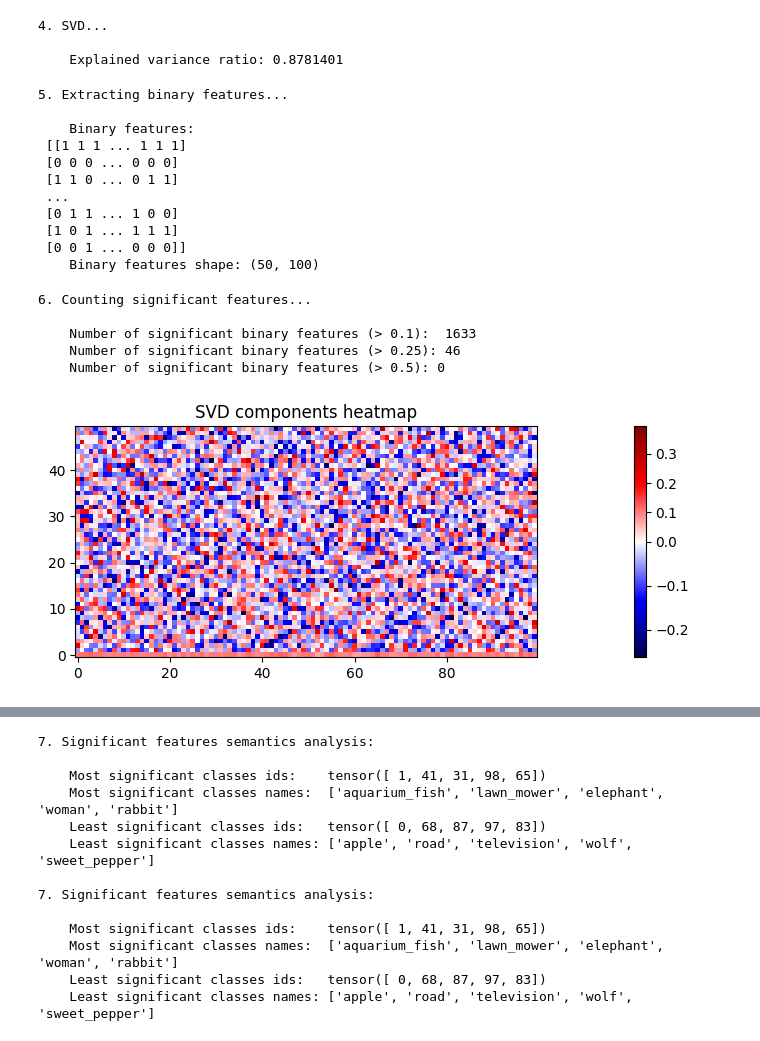
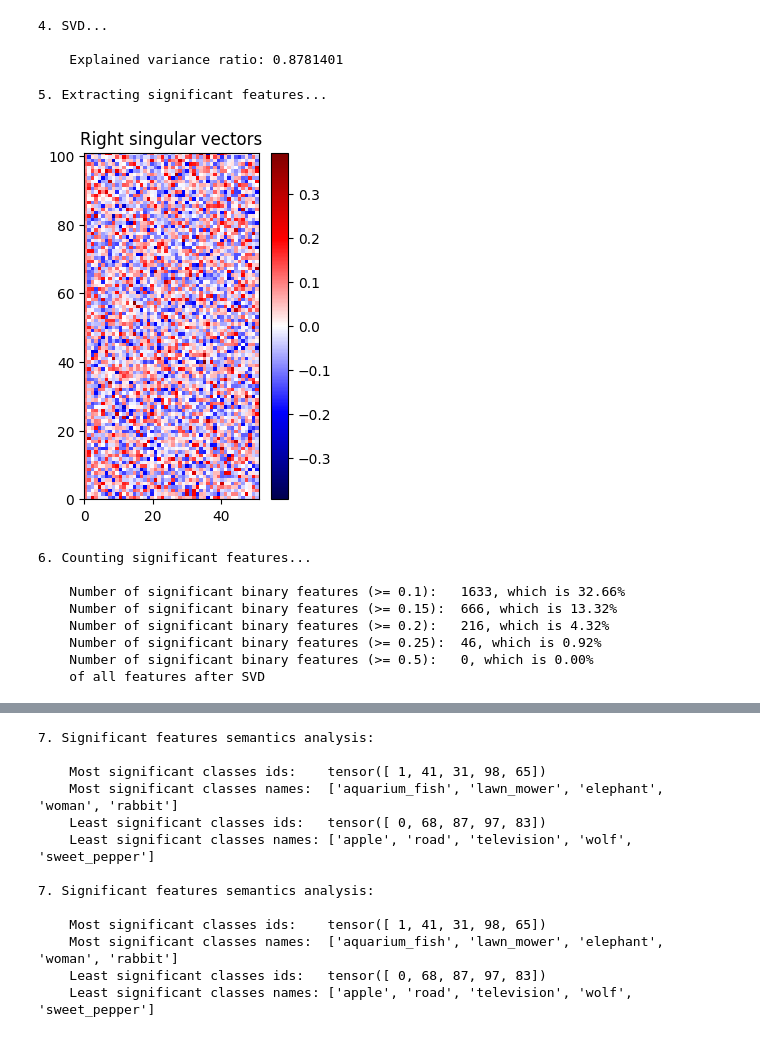
Before and after one commit to Ali-AliAli-Ali/binarize-inverse-interpret, a Jupyter notebook: regnetx_imagenet/bin_features_imagenet_cifar.ipynb, the cells around one changed output, grey strips where cells are left out. Saved outputs shown, nothing was run; the diff lists cells and outputs as text; code cells hidden in the pictures.

```diff
--- a/regnetx_imagenet/bin_features_imagenet_cifar.ipynb
+++ b/regnetx_imagenet/bin_features_imagenet_cifar.ipynb
@@ -606,37 +670,38 @@ print("    Explained variance ratio:", svd.explained_variance_ratio_.sum())
 4. SVD...
 
     Explained variance ratio: 0.8781401
-# %%
-print("\n5. Extracting binary features...\n")
-svd_components = svd.components_  # [n_svd_components, 1008*H*W]
-
-binary_features = (svd_components > 0).astype(int)
-print("    Binary features:\n", binary_features)
-print("    Binary features shape:", binary_features.shape)
-# %% [output]
-5. Extracting binary features...
-
-    Binary features:
- [[1 1 1 ... 1 1 1]
- [0 0 0 ... 0 0 0]
- [1 1 0 ... 0 1 1]
- ...
- [0 1 1 ... 1 0 0]
- [1 0 1 ... 1 1 1]
- [0 0 1 ... 0 0 0]]
-    Binary features shape: (50, 100)
-# %%
-print("\n6. Counting significant features...\n")
-print("    Number of significant binary features (> 0.1): ", np.sum(np.abs(svd_components) > 0.1))
-print("    Number of significant binary features (> 0.25):", np.sum(np.abs(svd_components) > 0.25))
-print("    Number of significant binary features (> 0.5):",  np.sum(np.abs(svd_components) > 0.5))
-# %% [output]
-6. Counting significant features...
-
-    Number of significant binary features (> 0.1):  1633
-    Number of significant binary features (> 0.25): 46
-    Number of significant binary features (> 0.5): 0
-# %%
-plot_heatmap(svd_components, title="SVD components heatmap")
-# %% [output]
-[figure, removed]
+# %%
+print("\n5. Extracting significant features...\n")
+svd_right_sing_vecs = svd.components_  # [n_svd_components, 1008*H*W]
+plot_heatmap(
+    np.transpose(svd_right_sing_vecs),
+    figsize=(3, 4.5),
+    title="Right singular vectors"
+)
+# %% [output]
+5. Extracting significant features...
+[figure, added]
+# %%
+print("\n6. Counting significant features...\n")
+
+signific_thresholds = [0.1, 0.15, 0.2, 0.25, 0.5]
+signific_features_ns = [ np.sum(np.abs(svd_right_sing_vecs) >= threshold)
+                         for threshold in signific_thresholds ]
+
+for i in range(len(signific_thresholds)):
+    print(
+        f"    Number of significant binary features (>= {signific_thresholds[i]}):",
+        " " * ((i+1) % 2),
+        f"{signific_features_ns[i]}, which is",
+        f"{signific_features_ns[i] / svd_right_sing_vecs.size:.2%}"
+    )
+print("    of all features after SVD")
+# %% [output]
+6. Counting significant features...
+
+    Number of significant binary features (>= 0.1):   1633, which is 32.66%
+    Number of significant binary features (>= 0.15):  666, which is 13.32%
+    Number of significant binary features (>= 0.2):   216, which is 4.32%
+    Number of significant binary features (>= 0.25):  46, which is 0.92%
+    Number of significant binary features (>= 0.5):   0, which is 0.00%
+    of all features after SVD
```
Also changed, not shown: parts of 23 cells of this notebook.
